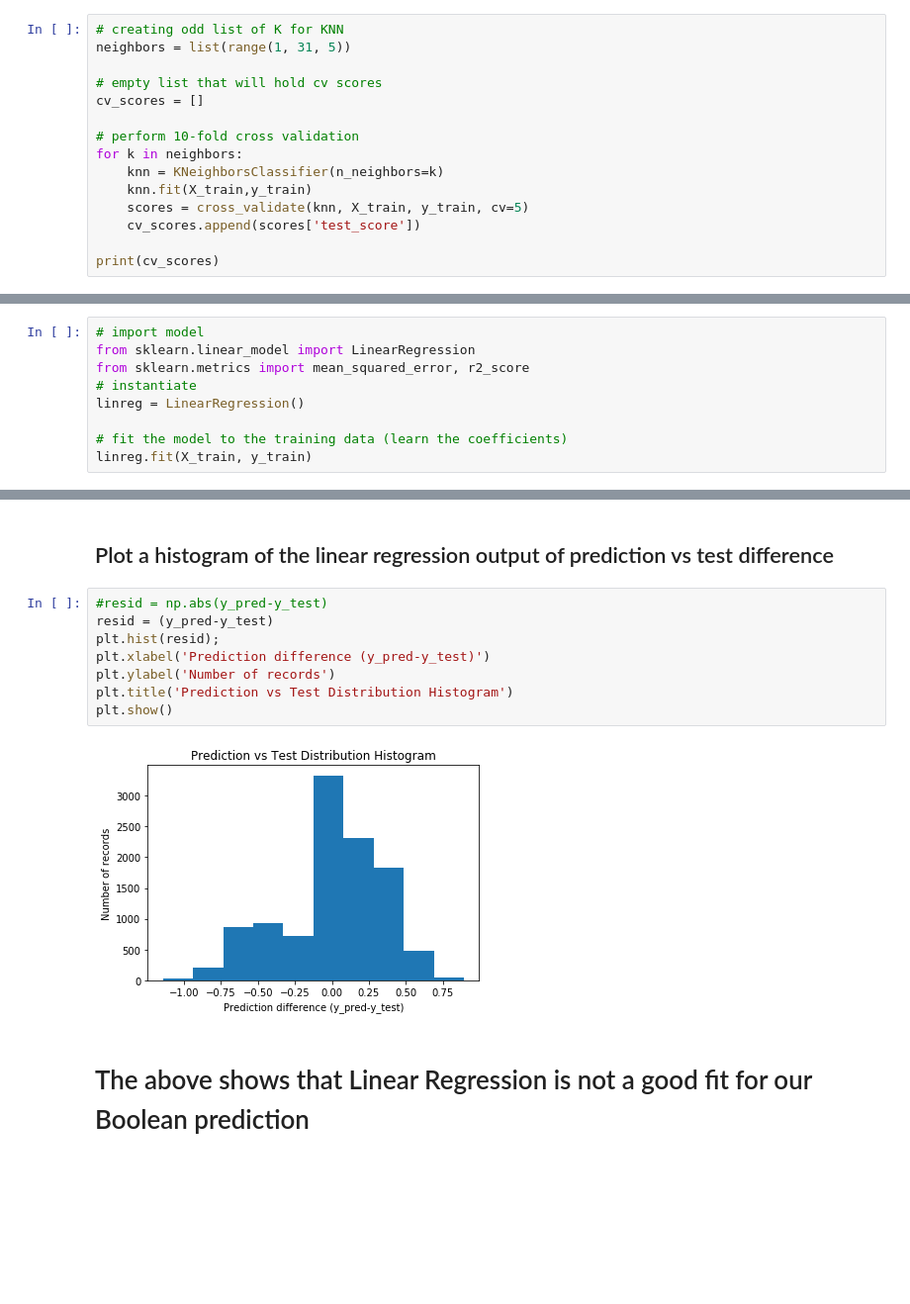
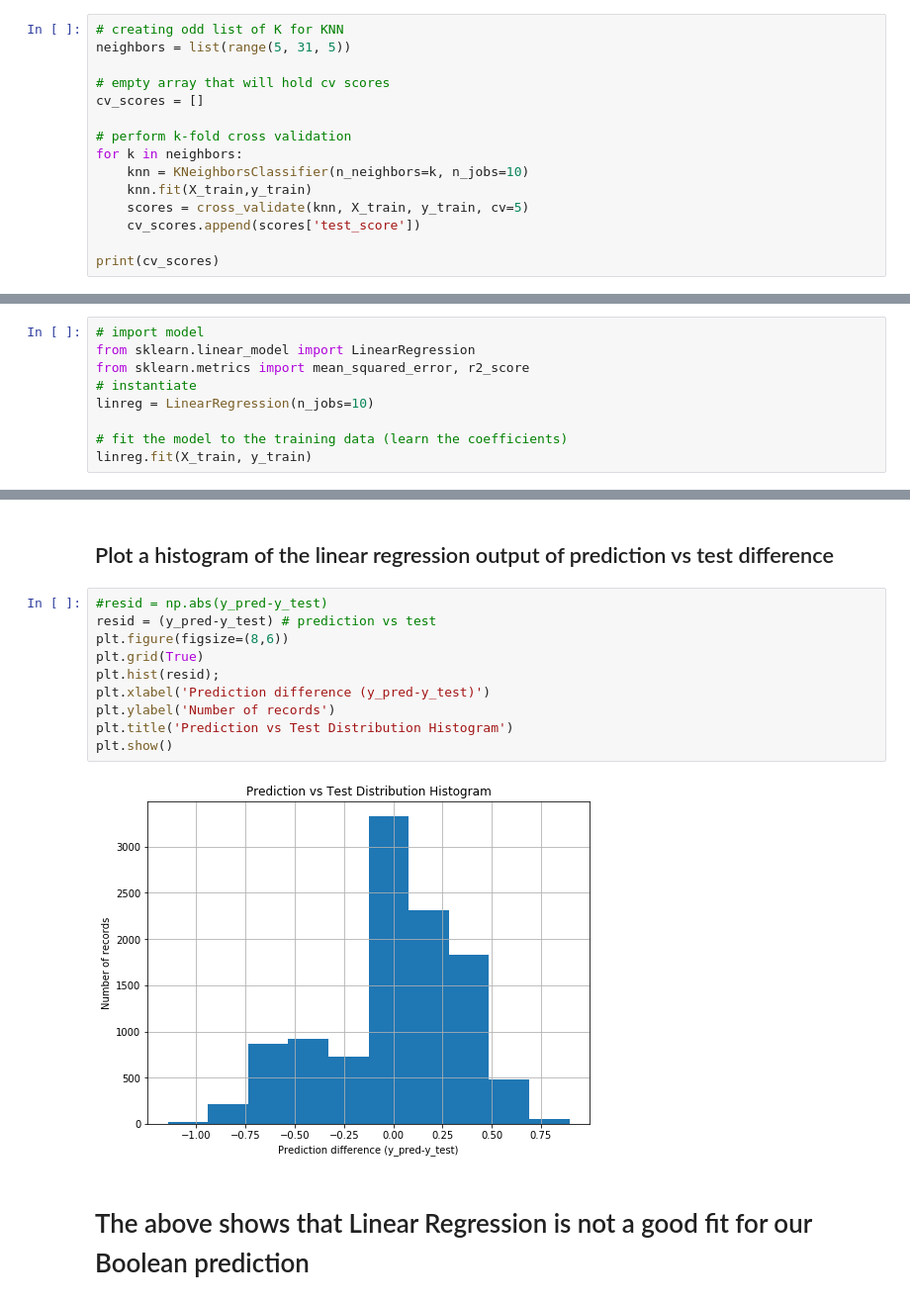
Before and after one commit to rdoraiswamy/final-project, a Jupyter notebook: MR_RD_BIOF509_Final_Project.ipynb, the cells around one changed output, grey strips where cells are left out. Shown at 99% size. Saved outputs shown, nothing was run; the diff lists cells and outputs as text; blank space fills up the shorter version.

```diff
--- a/MR_RD_BIOF509_Final_Project.ipynb
+++ b/MR_RD_BIOF509_Final_Project.ipynb
@@ -400,13 +395,13 @@ array([0.79439941, 0.79845247, 0.79734709, 0.79955785, 0.79918939,
 # %%
 # creating odd list of K for KNN
-neighbors = list(range(1, 31, 5))
+neighbors = list(range(5, 31, 5))
 
-# empty list that will hold cv scores
+# empty array that will hold cv scores
 cv_scores = []
 
-# perform 10-fold cross validation
+# perform k-fold cross validation
 for k in neighbors:
-    knn = KNeighborsClassifier(n_neighbors=k)
+    knn = KNeighborsClassifier(n_neighbors=k, n_jobs=10)
     knn.fit(X_train,y_train)
     scores = cross_validate(knn, X_train, y_train, cv=5)
     cv_scores.append(scores['test_score'])
@@ -445,7 +435,7 @@ plt.show();
 from sklearn.linear_model import LinearRegression
 from sklearn.metrics import mean_squared_error, r2_score
 # instantiate
-linreg = LinearRegression()
+linreg = LinearRegression(n_jobs=10)
 
 # fit the model to the training data (learn the coefficients)
 linreg.fit(X_train, y_train)
@@ -470,14 +460,16 @@ Variance score: 0.36
 ## Plot a histogram of the linear regression output of prediction vs test difference
 # %%
 #resid = np.abs(y_pred-y_test)
-resid = (y_pred-y_test)
+resid = (y_pred-y_test) # prediction vs test
+plt.figure(figsize=(8,6))
+plt.grid(True)
 plt.hist(resid);
 plt.xlabel('Prediction difference (y_pred-y_test)')
 plt.ylabel('Number of records')
 plt.title('Prediction vs Test Distribution Histogram')
 plt.show()
 # %% [output]
-[figure, old version]
+[figure, new version]
 # %% [markdown]
 # The above shows that Linear Regression is not a good fit for our Boolean prediction
 # %% [markdown]
```
Also changed, not shown: parts of 34 cells of this notebook.
